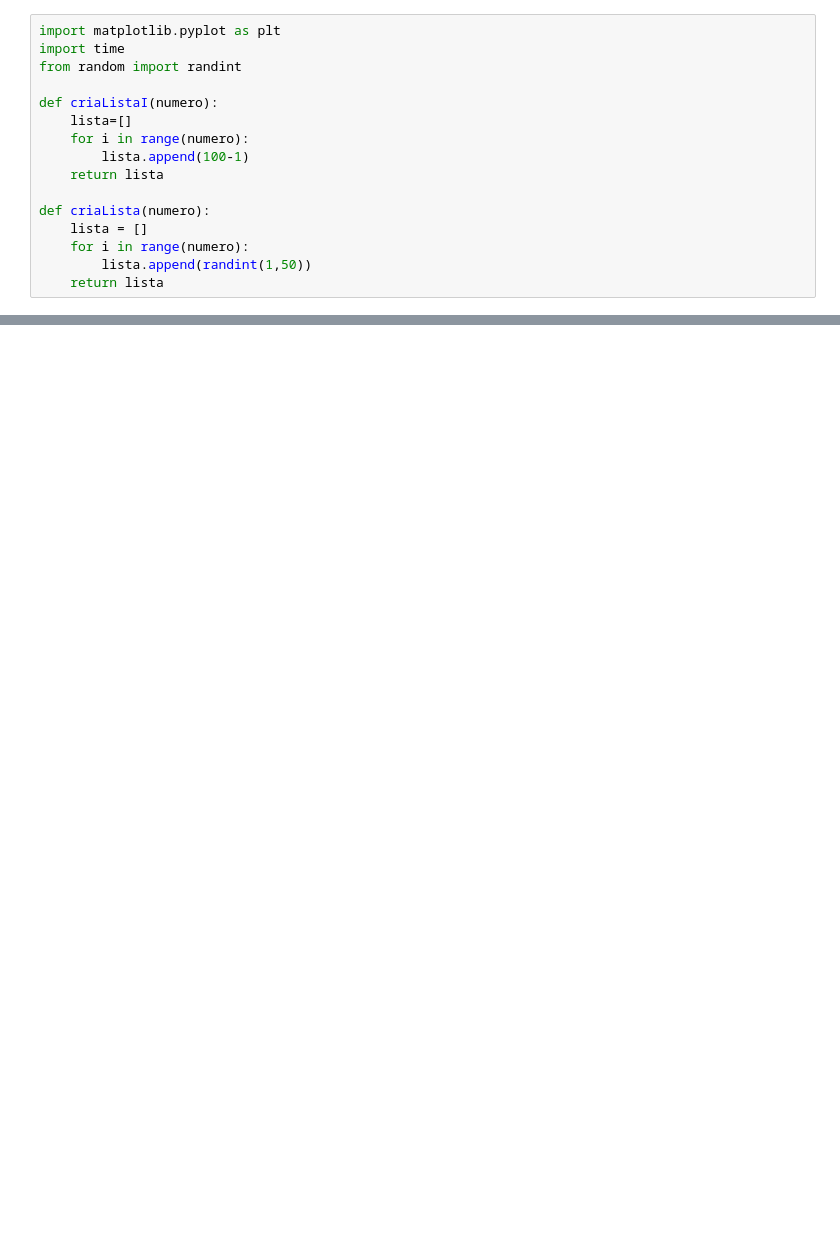
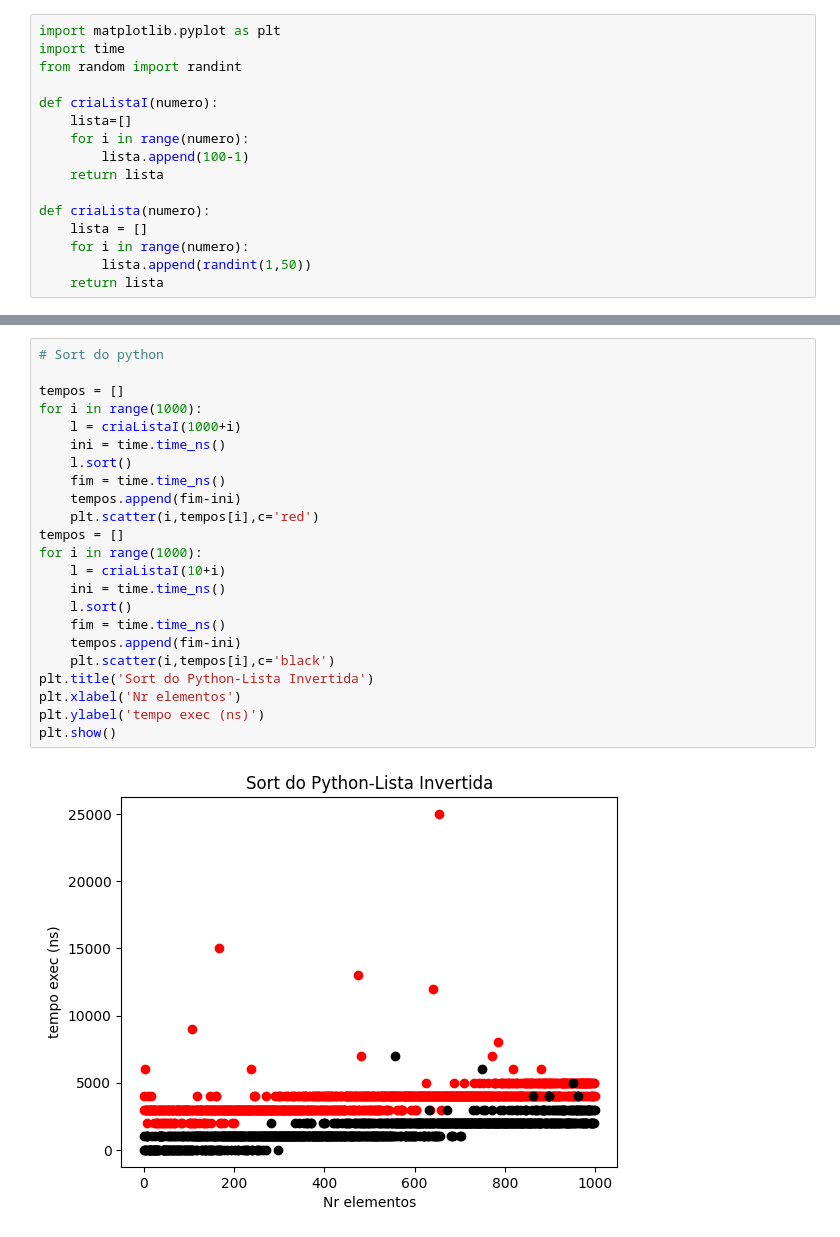
Before and after one commit to MirkosMartins/complexidadeAlgoritmos2-2025, a Jupyter notebook: Emanuel/comparacao-Emanuel.ipynb, the cells around one changed output, grey strips where cells are left out. Drawn from its saved outputs; the diff is of its cells as text; blank space fills up the shorter version.

```diff
--- a/Emanuel/comparacao-Emanuel.ipynb
+++ b/Emanuel/comparacao-Emanuel.ipynb
@@ -72,0 +85,25 @@ plt.show()
+# %%
+# Sort do python
+
+tempos = []
+for i in range(1000):
+    l = criaListaI(1000+i)
+    ini = time.time_ns()
+    l.sort()
+    fim = time.time_ns()
+    tempos.append(fim-ini)
+    plt.scatter(i,tempos[i],c='red')
+tempos = []
+for i in range(1000):
+    l = criaListaI(10+i)
+    ini = time.time_ns()
+    l.sort()
+    fim = time.time_ns()
+    tempos.append(fim-ini)
+    plt.scatter(i,tempos[i],c='black')
+plt.title('Sort do Python-Lista Invertida')
+plt.xlabel('Nr elementos')
+plt.ylabel('tempo exec (ns)')
+plt.show()
+# %% [output]
+[figure, added]
```
Also changed, not shown: parts of 2 cells of this notebook.
